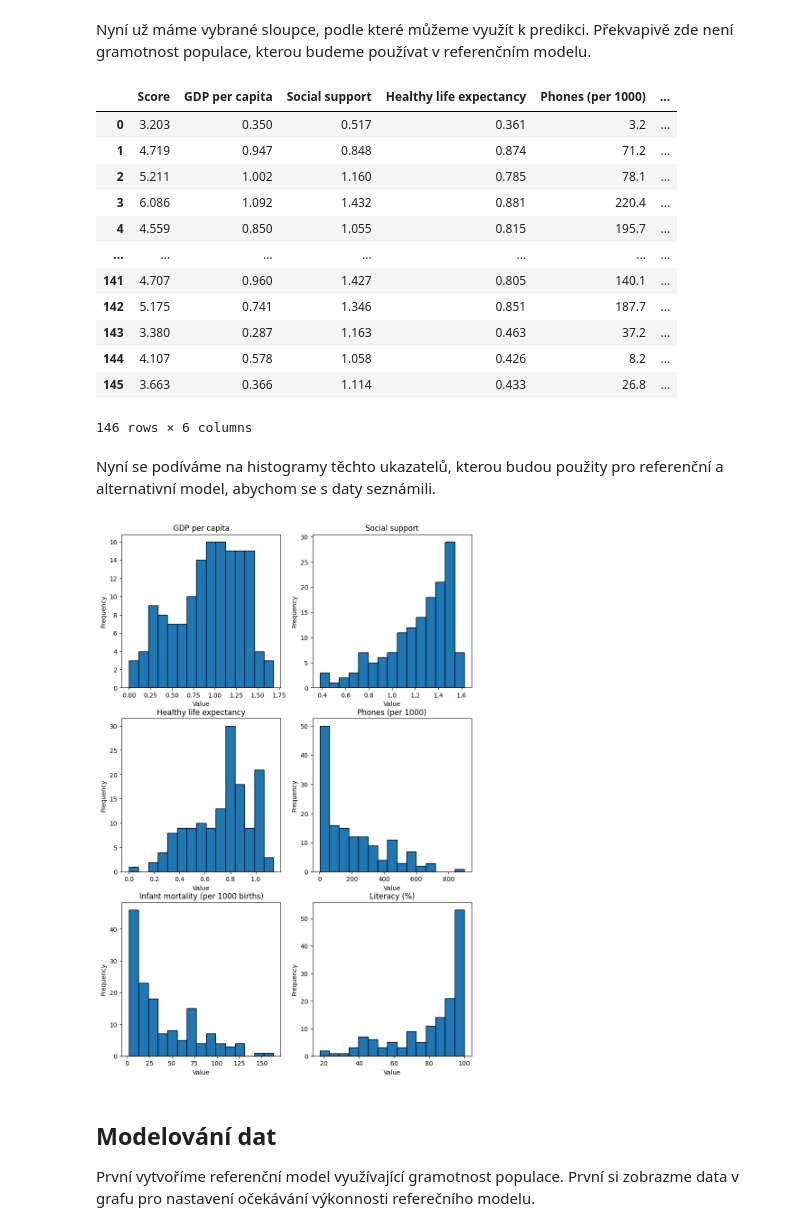
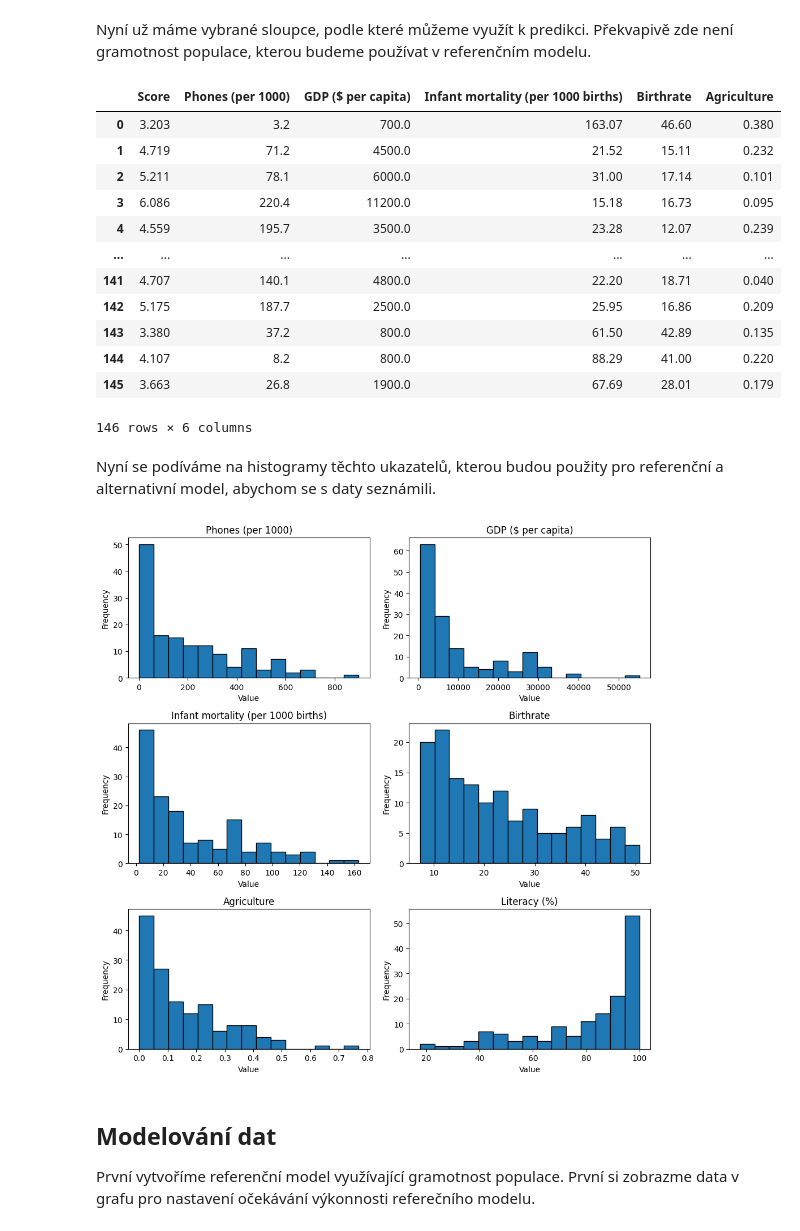
Before and after one commit to PatrikTrefil/NDBI048-data-science-project, a Jupyter notebook: main.ipynb, the cells around one changed output. Saved outputs shown, nothing was run; the diff lists cells and outputs as text; code cells hidden in the pictures.

Commit message:
fix plot layout, create baseline and improved model

```diff
--- a/main.ipynb
+++ b/main.ipynb
@@ -101,7 +101,7 @@ print()
 
 merged = pd.merge(
     countries_of_the_world,
-    happiness,
+    happiness[['Score', 'Country or region']],
     how="inner",
     left_on="Country",
     right_on="Country or region"
@@ -137,11 +137,14 @@ for column in numeric_columns:
 
 # Display results as a DataFrame
 corr_col_name = 'Correlation with ' + target_column
-correlations_df = pd.DataFrame.from_dict(correlations, orient='index', columns=[corr_col_name])
+col_name = "Column name"
+correlations_df = pd.DataFrame(correlations.items(), columns=[col_name, corr_col_name])
 abs_corr_col_name = 'Absolute Correlation'
-correlations_df[abs_corr_col_name] = correlations_df.iloc[:, 0].abs()
+correlations_df[abs_corr_col_name] = correlations_df[corr_col_name].abs()
 correlations_df = correlations_df.sort_values(by=abs_corr_col_name, ascending=False).drop(columns=[abs_corr_col_name])
 
 top_n = 5
-print(correlations_df.head(top_n))
+top_correlatons = correlations_df.head(top_n)
+top_columns = top_correlatons[col_name].to_list()
+top_correlatons.style.hide()
 # %% [output]
@@ -156,3 +156,0 @@ Vidíme, že největší korelaci má sloupec "Overall rank". Ten udává pořad
-# %%
-top_columns = correlations_df.drop(['Overall rank', 'GDP ($ per capita)']).head(top_n)
-top_columns
@@ -167,44 +158,42 @@ top_columns
 Nyní už máme vybrané sloupce, podle které můžeme využít k predikci. Překvapivě zde není gramotnost populace, kterou budeme používat v referenčním modelu.
 # %%
 # Create a new DataFrame with only the target column and the top correlated columns
-selected_columns = [target_column] + top_columns.index.tolist()
+selected_columns = [target_column] + top_columns
 top_correlated_df = merged[selected_columns]
-
-# Display the resulting DataFrame
 top_correlated_df
 # %% [output]
-|  | Score | GDP per capita | Social support | Healthy life expectancy | Phones (per 1000) | ... |
-| 0 | 3.203 | 0.350 | 0.517 | 0.361 | 3.2 | ... |
-| 1 | 4.719 | 0.947 | 0.848 | 0.874 | 71.2 | ... |
-| 2 | 5.211 | 1.002 | 1.160 | 0.785 | 78.1 | ... |
-| 3 | 6.086 | 1.092 | 1.432 | 0.881 | 220.4 | ... |
-| 4 | 4.559 | 0.850 | 1.055 | 0.815 | 195.7 | ... |
+|  | Score | Phones (per 1000) | GDP ($ per capita) | Infant mortality (per 1000 births) | Birthrate | Agriculture |
+| 0 | 3.203 | 3.2 | 700.0 | 163.07 | 46.60 | 0.380 |
+| 1 | 4.719 | 71.2 | 4500.0 | 21.52 | 15.11 | 0.232 |
+| 2 | 5.211 | 78.1 | 6000.0 | 31.00 | 17.14 | 0.101 |
+| 3 | 6.086 | 220.4 | 11200.0 | 15.18 | 16.73 | 0.095 |
+| 4 | 4.559 | 195.7 | 3500.0 | 23.28 | 12.07 | 0.239 |
 | ... | ... | ... | ... | ... | ... | ... |
-| 141 | 4.707 | 0.960 | 1.427 | 0.805 | 140.1 | ... |
-| 142 | 5.175 | 0.741 | 1.346 | 0.851 | 187.7 | ... |
-| 143 | 3.380 | 0.287 | 1.163 | 0.463 | 37.2 | ... |
-| 144 | 4.107 | 0.578 | 1.058 | 0.426 | 8.2 | ... |
-| 145 | 3.663 | 0.366 | 1.114 | 0.433 | 26.8 | ... |
+| 141 | 4.707 | 140.1 | 4800.0 | 22.20 | 18.71 | 0.040 |
+| 142 | 5.175 | 187.7 | 2500.0 | 25.95 | 16.86 | 0.209 |
+| 143 | 3.380 | 37.2 | 800.0 | 61.50 | 42.89 | 0.135 |
+| 144 | 4.107 | 8.2 | 800.0 | 88.29 | 41.00 | 0.220 |
+| 145 | 3.663 | 26.8 | 1900.0 | 67.69 | 28.01 | 0.179 |
 146 rows × 6 columns
 # %% [markdown]
 Nyní se podíváme na histogramy těchto ukazatelů, kterou budou použity pro referenční a alternativní model, abychom se s daty seznámili.
 # %%
 %matplotlib inline
 import matplotlib.pyplot as plt
 
 # Plotting the histogram
-fig, axs = plt.subplots(3, 2, figsize=(10, 15))
+fig, axs = plt.subplots(3, 2, figsize=(10, 10))
 
-for i, column_name in enumerate(top_columns.index.tolist() + ["Literacy (%)"]):
-    row = i // 2  # Determine the row index
-    col = i % 2   # Determine the column index
+for col, column_name in enumerate(top_columns + ["Literacy (%)"]):
+    row = col // 2  # Determine the row index
+    col = col % 2   # Determine the column index
     axs[row, col].hist(merged[column_name], bins=15, edgecolor='black')
     axs[row, col].set(xlabel="Value", ylabel="Frequency")
     axs[row, col].set_title(column_name)
-
+plt.tight_layout()
 plt.show()
 # %% [output]
-[figure, old version]
+[figure, new version]
 # %% [markdown]
 ## Modelování dat
 
```
Also changed, not shown: parts of 9 cells of this notebook, 2 other files.
